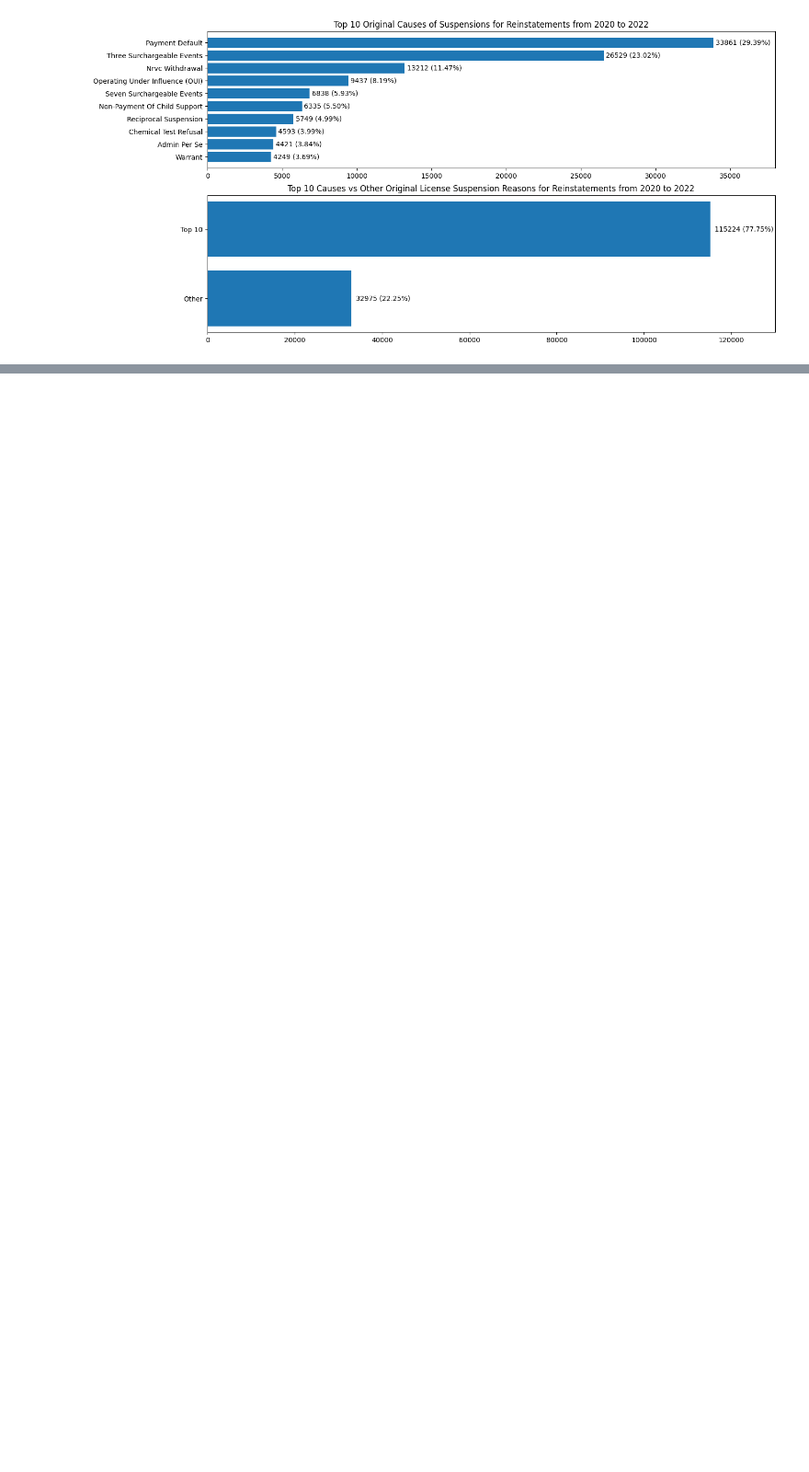
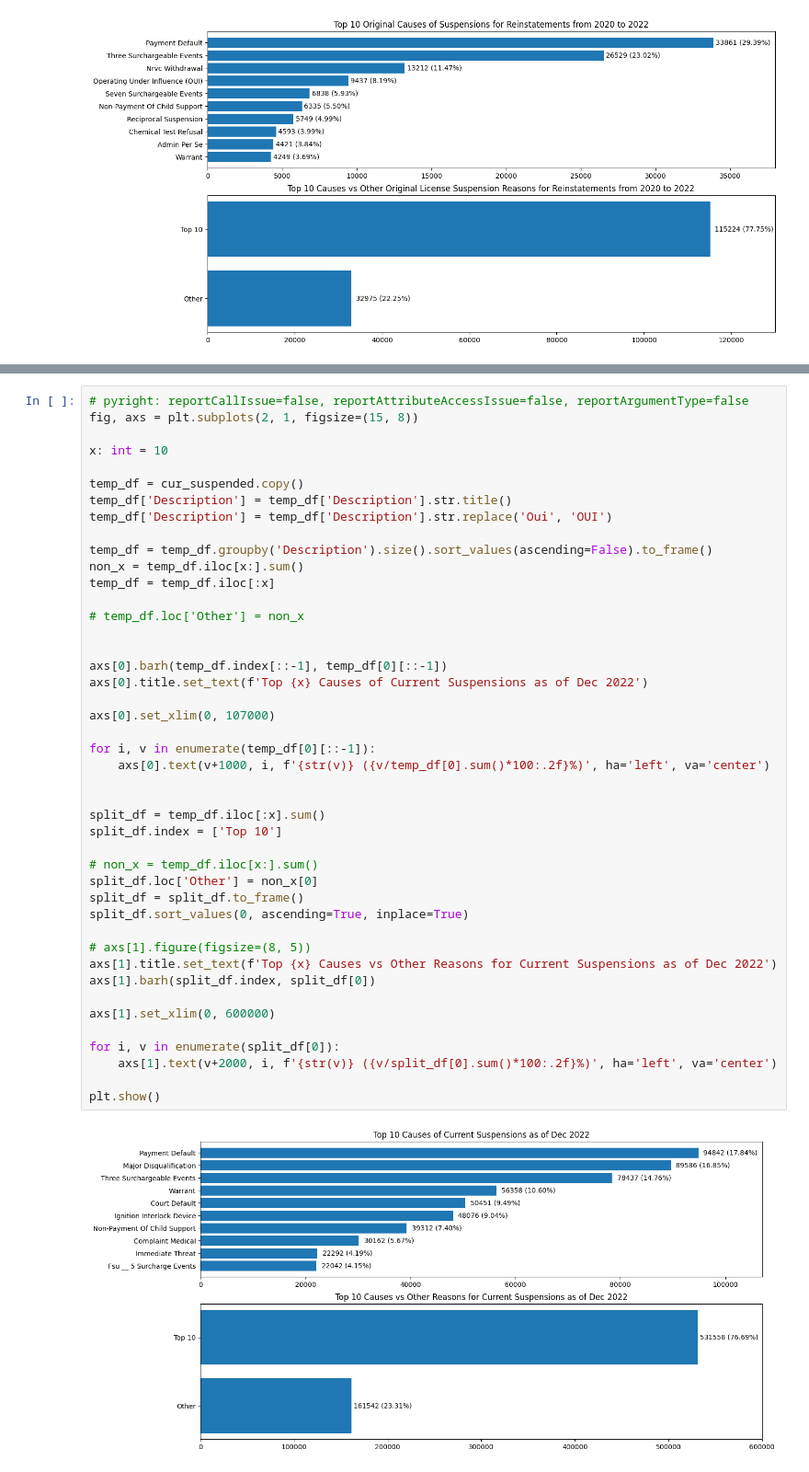
Before and after one commit to BU-Spark/ds4g-livable-streets-debt, a Jupyter notebook: analysis/discovery.ipynb, the cells around one changed output, grey strips where cells are left out. Shown at 92% size. Drawn from its saved outputs; the diff is of its cells as text; blank space fills up the shorter version.

Commit message:
Added additional graph for current suspensions

```diff
--- a/analysis/discovery.ipynb
+++ b/analysis/discovery.ipynb
@@ -466,0 +483,46 @@ plt.show()
+# %%
+# pyright: reportCallIssue=false, reportAttributeAccessIssue=false, reportArgumentType=false
+fig, axs = plt.subplots(2, 1, figsize=(15, 8))
+
+x: int = 10
+
+temp_df = cur_suspended.copy()
+temp_df['Description'] = temp_df['Description'].str.title()
+temp_df['Description'] = temp_df['Description'].str.replace('Oui', 'OUI')
+
+temp_df = temp_df.groupby('Description').size().sort_values(ascending=False).to_frame()
+non_x = temp_df.iloc[x:].sum()
+temp_df = temp_df.iloc[:x]
+
+# temp_df.loc['Other'] = non_x
+
+
+axs[0].barh(temp_df.index[::-1], temp_df[0][::-1])
+axs[0].title.set_text(f'Top {x} Causes of Current Suspensions as of Dec 2022')
+
+axs[0].set_xlim(0, 107000)
+
+for i, v in enumerate(temp_df[0][::-1]):
+    axs[0].text(v+1000, i, f'{str(v)} ({v/temp_df[0].sum()*100:.2f}%)', ha='left', va='center')
+
+
+split_df = temp_df.iloc[:x].sum()
+split_df.index = ['Top 10']
+
+# non_x = temp_df.iloc[x:].sum()
+split_df.loc['Other'] = non_x[0]
+split_df = split_df.to_frame()
+split_df.sort_values(0, ascending=True, inplace=True)
+
+# axs[1].figure(figsize=(8, 5))
+axs[1].title.set_text(f'Top {x} Causes vs Other Reasons for Current Suspensions as of Dec 2022')
+axs[1].barh(split_df.index, split_df[0])
+
+axs[1].set_xlim(0, 600000)
+
+for i, v in enumerate(split_df[0]):
+    axs[1].text(v+2000, i, f'{str(v)} ({v/split_df[0].sum()*100:.2f}%)', ha='left', va='center')
+
+plt.show()
+# %% [output]
+[figure, added]
```
Also changed, not shown: parts of 1 cell of this notebook.
